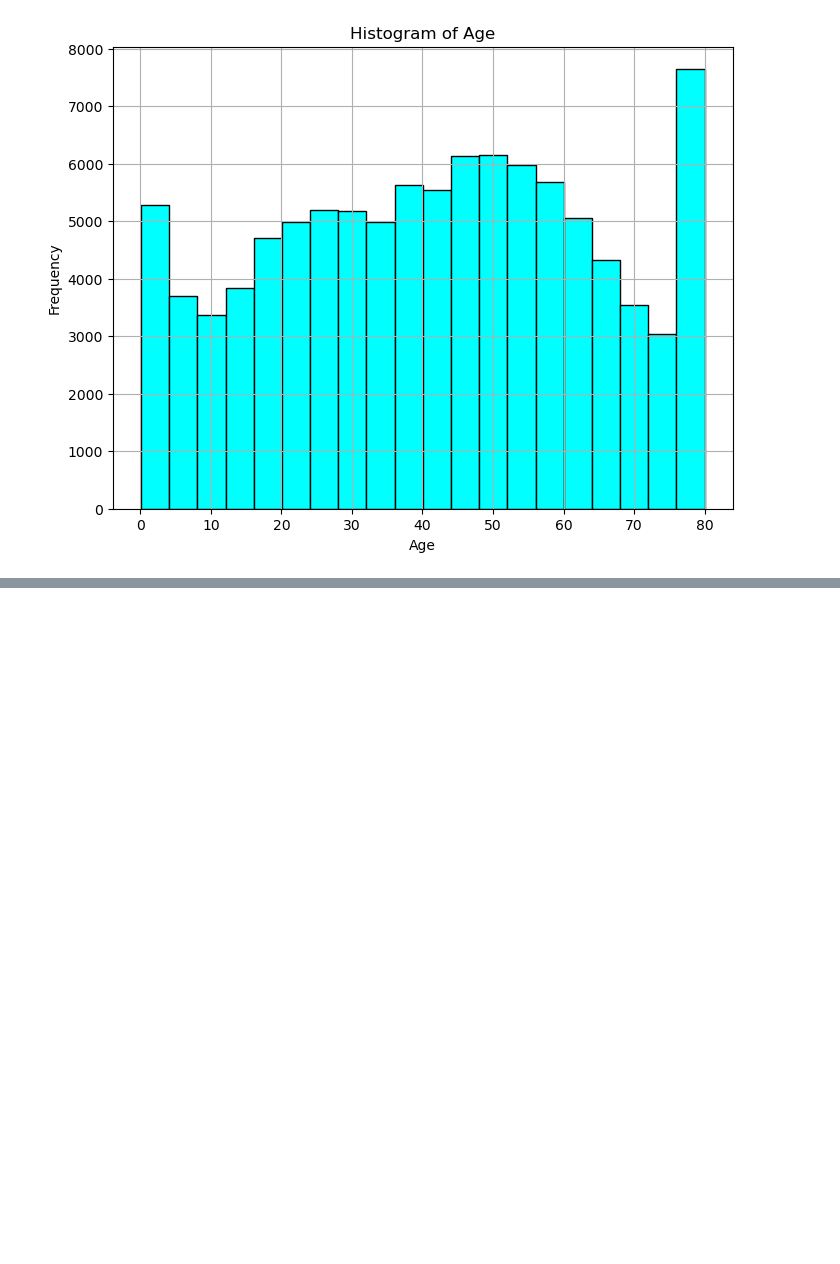
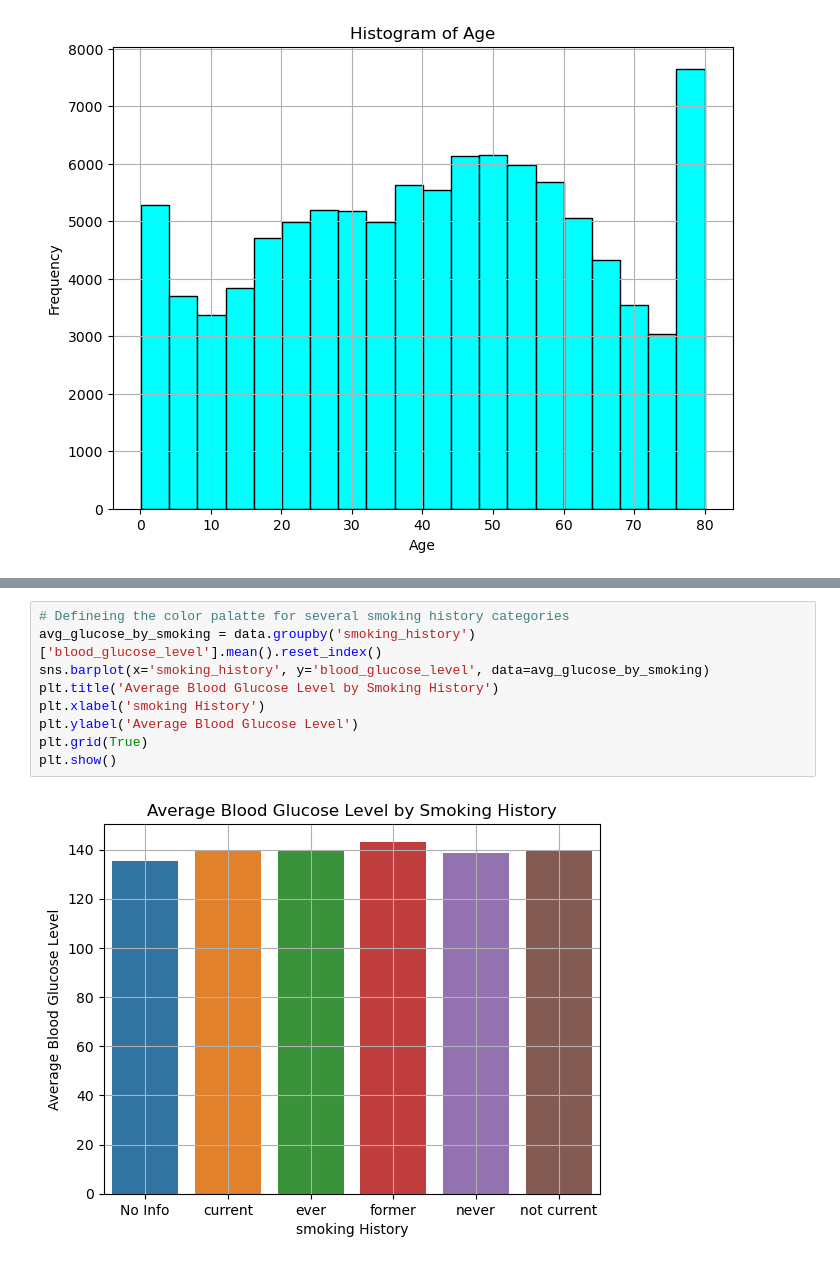
Before and after one commit to jagadabhijaswanth132/Diabetic-prediction-using-multiple-machine-learning-algorithms, a Jupyter notebook: Diabetic_prediction_using_multiple_machine_learning_algorithms.ipynb, the cells around one changed output, grey strips where cells are left out. Drawn from its saved outputs; the diff is of its cells as text; blank space fills up the shorter version.

```diff
--- a/Diabetic_prediction_using_multiple_machine_learning_algorithms.ipynb
+++ b/Diabetic_prediction_using_multiple_machine_learning_algorithms.ipynb
@@ -61,0 +98,11 @@ plt.show()
+# %%
+# Defineing the color palatte for several smoking history categories
+avg_glucose_by_smoking = data.groupby('smoking_history')['blood_glucose_level'].mean().reset_index()
+sns.barplot(x='smoking_history', y='blood_glucose_level', data=avg_glucose_by_smoking)
+plt.title('Average Blood Glucose Level by Smoking History')
+plt.xlabel('smoking History')
+plt.ylabel('Average Blood Glucose Level')
+plt.grid(True)
+plt.show()
+# %% [output]
+[figure, added]
```
Also changed, not shown: parts of 5 cells of this notebook.
